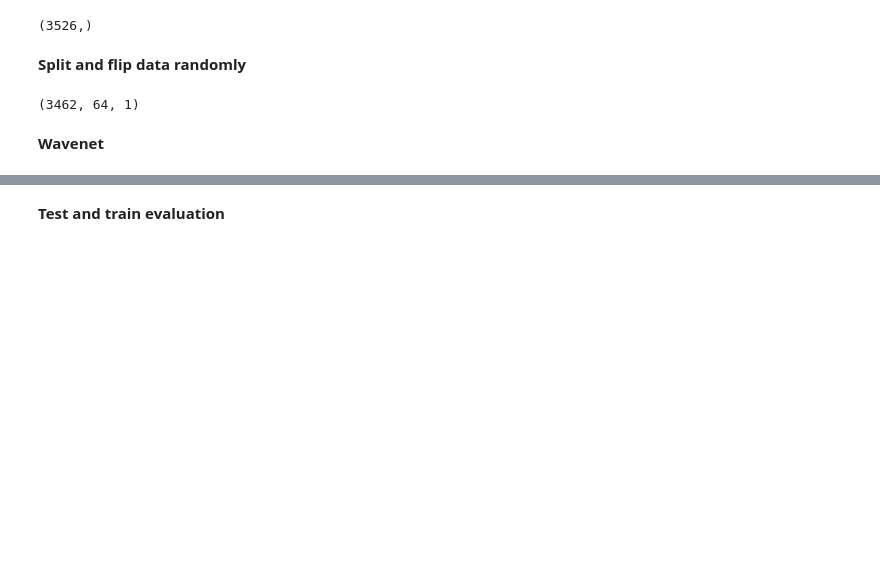
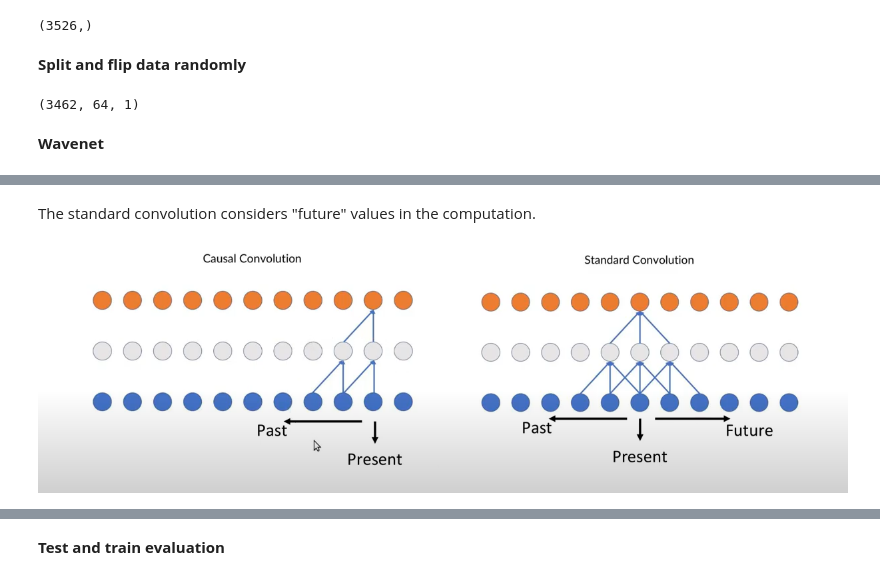
Before and after one commit to Lenflammeur/UCL-MSc_Project, a Jupyter notebook: week2.ipynb, the cells around one changed output, grey strips where cells are left out. Saved outputs shown, nothing was run; the diff lists cells and outputs as text; code cells hidden in the pictures; blank space fills up the shorter version.

```diff
--- a/week2.ipynb
+++ b/week2.ipynb
@@ -73,0 +87,6 @@ X.shape
+# %% [markdown]
+The standard convolution considers "future" values in the computation.
+# %%
+Image(filename='causal_conv.png')
+# %% [output]
+[figure, added]
```
Also changed, not shown: parts of 25 cells of this notebook, 10 other files.
